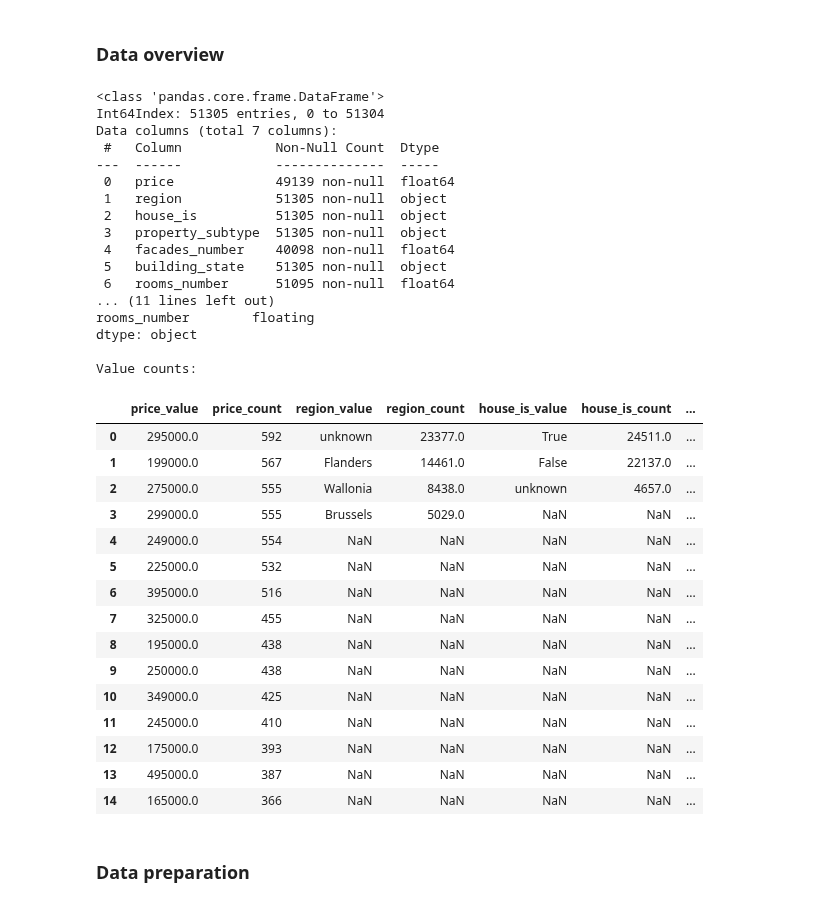
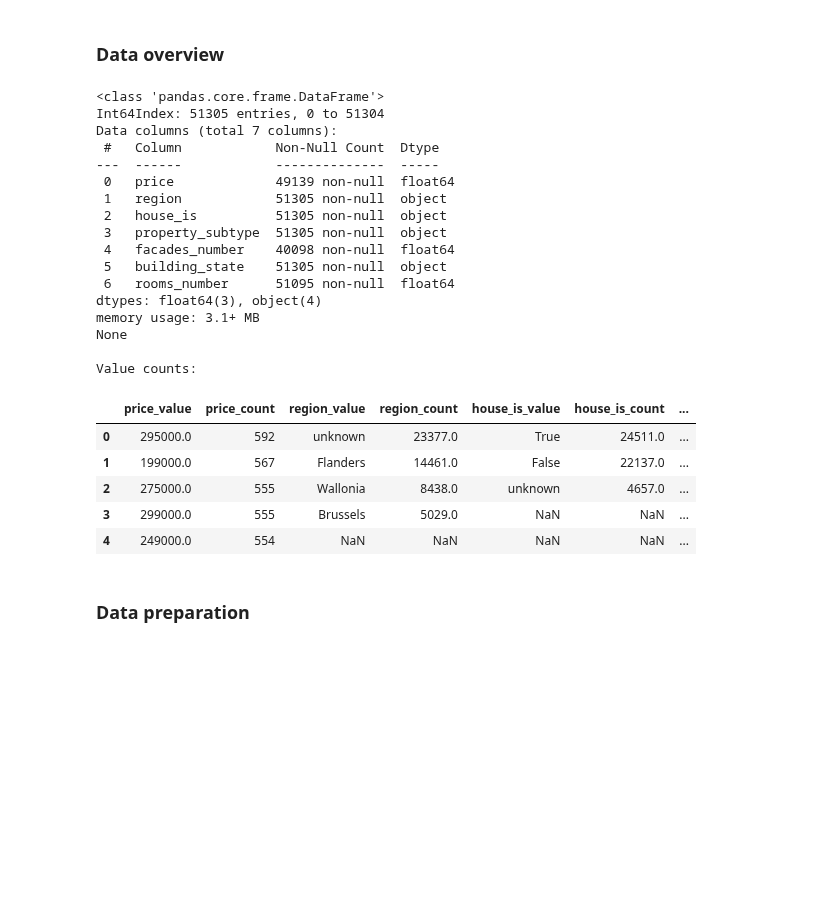
Before and after one commit to phfimmers/Data_visualization, a Jupyter notebook: plot_python_file/philippe_plot.ipynb, the cells around one changed output. Drawn from its saved outputs; the diff is of its cells as text; code cells hidden in the pictures; blank space fills up the shorter version.

```diff
--- a/plot_python_file/philippe_plot.ipynb
+++ b/plot_python_file/philippe_plot.ipynb
@@ -101,51 +84,39 @@ df = ''
 ### Data overview
 # %%
 print(df_categorical.info(),'\n')
-
-print('Inferred datatypes:\n',df_categorical.apply(infer_dtype),'\n')
 
 uniques = pd.DataFrame()
 for col in df_categorical:
     col_uniques = pd.DataFrame({f'{col}_value': df_categorical[f'{col}'].value_counts().index,
                                 f'{col}_count': df_categorical[f'{col}'].value_counts().values})
     uniques = pd.concat([uniques, col_uniques], axis = 1)
 
 print('Value counts:')
-uniques.head(15)
+uniques.head()
 # %% [output]
 <class 'pandas.core.frame.DataFrame'>
 Int64Index: 51305 entries, 0 to 51304
 Data columns (total 7 columns):
  #   Column            Non-Null Count  Dtype
 ---  ------            --------------  -----
  0   price             49139 non-null  float64
  1   region            51305 non-null  object
  2   house_is          51305 non-null  object
  3   property_subtype  51305 non-null  object
  4   facades_number    40098 non-null  float64
  5   building_state    51305 non-null  object
  6   rooms_number      51095 non-null  float64
-... (11 lines left out)
-rooms_number        floating
-dtype: object
+dtypes: float64(3), object(4)
+memory usage: 3.1+ MB
+None
 
 Value counts:
 |  | price_value | price_count | region_value | region_count | house_is_value | house_is_count | ... |
 | 0 | 295000.0 | 592 | unknown | 23377.0 | True | 24511.0 | ... |
 | 1 | 199000.0 | 567 | Flanders | 14461.0 | False | 22137.0 | ... |
 | 2 | 275000.0 | 555 | Wallonia | 8438.0 | unknown | 4657.0 | ... |
 | 3 | 299000.0 | 555 | Brussels | 5029.0 | NaN | NaN | ... |
 | 4 | 249000.0 | 554 | NaN | NaN | NaN | NaN | ... |
-| 5 | 225000.0 | 532 | NaN | NaN | NaN | NaN | ... |
-| 6 | 395000.0 | 516 | NaN | NaN | NaN | NaN | ... |
-| 7 | 325000.0 | 455 | NaN | NaN | NaN | NaN | ... |
-| 8 | 195000.0 | 438 | NaN | NaN | NaN | NaN | ... |
-| 9 | 250000.0 | 438 | NaN | NaN | NaN | NaN | ... |
-| 10 | 349000.0 | 425 | NaN | NaN | NaN | NaN | ... |
-| 11 | 245000.0 | 410 | NaN | NaN | NaN | NaN | ... |
-| 12 | 175000.0 | 393 | NaN | NaN | NaN | NaN | ... |
-| 13 | 495000.0 | 387 | NaN | NaN | NaN | NaN | ... |
-| 14 | 165000.0 | 366 | NaN | NaN | NaN | NaN | ... |
 # %% [markdown]
 ### Data preparation
 # %%
```
Also changed, not shown: parts of 6 cells of this notebook.
